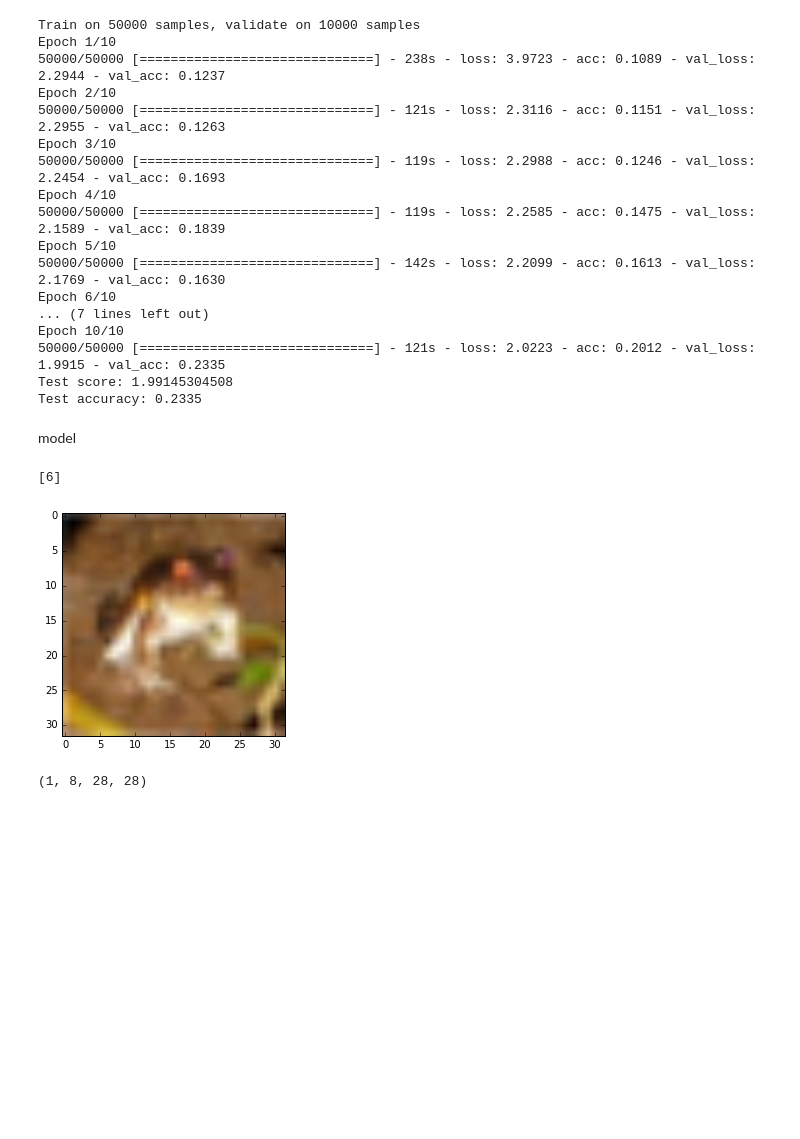
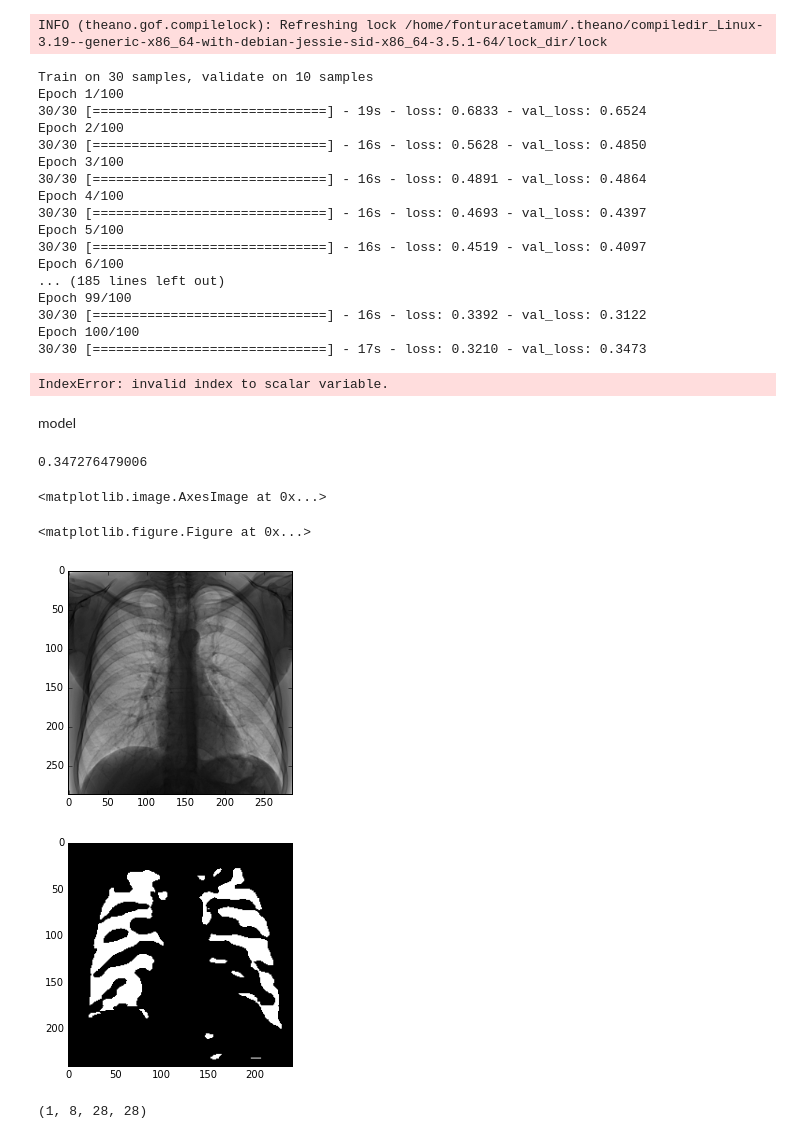
Before and after one commit to artemkondyukov/rib_detection_keras, a Jupyter notebook: keras_rib_detection.ipynb, the cells around one changed output. Saved outputs shown, nothing was run; the diff lists cells and outputs as text; code cells hidden in the pictures; blank space fills up the shorter version.

```diff
--- a/keras_rib_detection.ipynb
+++ b/keras_rib_detection.ipynb
@@ -14,10 +14,12 @@ import os
 from matplotlib import pyplot as plt
 from scipy.misc.pilutil import imresize
 # %%
-BATCH_SIZE = 1000
+BATCH_SIZE = 5
 CLASSES_NUM = 10
 EPOCH_NUM = 100
-IMAGE_SIZE = 256
+X_IMAGE_SIZE = 286
+# It should be computed according to CNN architecture
+Y_IMAGE_SIZE = 240
 TRAIN_DIR = '../rib_detection/data/train'
 TEST_DIR = '../rib_detection/data/validate'
 # %%
@@ -36,10 +38,13 @@ for directory, x_arr, y_arr in zip([TRAIN_DIR, TEST_DIR], [X_train, X_test], [Y_
                          for f in fnmatch.filter(files, 'ribsMask*.dcm')])
 
     for img, lbl in zip(dcm_images, dcm_labels):
-        x_arr.append(imresize(dicom.read_file(img).pixel_array, [IMAGE_SIZE, IMAGE_SIZE]))
-        y_arr.append(imresize(dicom.read_file(lbl).pixel_array, [IMAGE_SIZE, IMAGE_SIZE]))
+        x_arr.append(imresize(dicom.read_file(img).pixel_array, [X_IMAGE_SIZE, X_IMAGE_SIZE]))
+        y_arr.append(imresize(dicom.read_file(lbl).pixel_array, [Y_IMAGE_SIZE, Y_IMAGE_SIZE]))
 
-    x_arr = np.array(x_arr, dtype=np.float32) / 255
-    y_arr = np.array(y_arr, dtype=np.float32) / 255
+X_train  = np.expand_dims(np.array(X_train, dtype=np.float32), 1) / 255
+Y_train  = np.expand_dims(np.array(Y_train, dtype=np.float32), 1) / 255
+
+X_test  = np.expand_dims(np.array(X_test, dtype=np.float32), 1) / 255
+Y_test  = np.expand_dims(np.array(Y_test, dtype=np.float32), 1) / 255
 # %%
 # %% [output]
@@ -80,7 +113,6 @@ model.add(Activation('softmax'))
 # %%
-model.compile(loss='categorical_crossentropy',
-              optimizer='adadelta',
-              metrics=['accuracy'])
+model = Model(input=main_input, output=convolution_6_1)
+model.compile(optimizer='rmsprop', loss='binary_crossentropy')
 
 hist = model.fit(X_train, Y_train, batch_size=BATCH_SIZE, nb_epoch=EPOCH_NUM,
           verbose=1, validation_data=(X_test, Y_test))
@@ -88,32 +120,43 @@ score = model.evaluate(X_test, Y_test, verbose=0)
 print('Test score:', score[0])
 print('Test accuracy:', score[1])
 # %% [output]
-Train on 50000 samples, validate on 10000 samples
-Epoch 1/10
-50000/50000 [==============================] - 238s - loss: 3.9723 - acc: 0.1089 - val_loss: 2.2944 - val_acc: 0.1237
-Epoch 2/10
-50000/50000 [==============================] - 121s - loss: 2.3116 - acc: 0.1151 - val_loss: 2.2955 - val_acc: 0.1263
-Epoch 3/10
-50000/50000 [==============================] - 119s - loss: 2.2988 - acc: 0.1246 - val_loss: 2.2454 - val_acc: 0.1693
-Epoch 4/10
-50000/50000 [==============================] - 119s - loss: 2.2585 - acc: 0.1475 - val_loss: 2.1589 - val_acc: 0.1839
-Epoch 5/10
-50000/50000 [==============================] - 142s - loss: 2.2099 - acc: 0.1613 - val_loss: 2.1769 - val_acc: 0.1630
-Epoch 6/10
-... (7 lines left out)
-Epoch 10/10
-50000/50000 [==============================] - 121s - loss: 2.0223 - acc: 0.2012 - val_loss: 1.9915 - val_acc: 0.2335
-Test score: 1.99145304508
-Test accuracy: 0.2335
+INFO (theano.gof.compilelock): Refreshing lock /home/fonturacetamum/.theano/compiledir_Linux-3.19--generic-x86_64-with-debian-jessie-sid-x86_64-3.5.1-64/lock_dir/lock
+Train on 30 samples, validate on 10 samples
+Epoch 1/100
+30/30 [==============================] - 19s - loss: 0.6833 - val_loss: 0.6524
+Epoch 2/100
+30/30 [==============================] - 16s - loss: 0.5628 - val_loss: 0.4850
+Epoch 3/100
+30/30 [==============================] - 16s - loss: 0.4891 - val_loss: 0.4864
+Epoch 4/100
+30/30 [==============================] - 16s - loss: 0.4693 - val_loss: 0.4397
+Epoch 5/100
+30/30 [==============================] - 16s - loss: 0.4519 - val_loss: 0.4097
+Epoch 6/100
+... (185 lines left out)
+Epoch 99/100
+30/30 [==============================] - 16s - loss: 0.3392 - val_loss: 0.3122
+Epoch 100/100
+30/30 [==============================] - 17s - loss: 0.3210 - val_loss: 0.3473
+IndexError: invalid index to scalar variable.
 # %% [markdown]
 model
 # %%
 %matplotlib inline
-plt.imshow(X_train[0].transpose([1, 2, 0]))
-print(y_train[0])
+print(score)
+plt.set_cmap('gray')
+plt.figure()
+plt.imshow(X_train[0][0])
+plt.figure()
+plt.imshow(model.predict(np.expand_dims(X_train[1], 0))[0][0] > 0.5)
+# plt.imshow(X_train[0].transpose([1, 2, 0]))
+# print(y_train[0])
 # %% [output]
-[6]
+0.347276479006
+<matplotlib.image.AxesImage at 0x...>
+<matplotlib.figure.Figure at 0x...>
-[figure, old version]
+[figure, new version]
+[figure, added]
 # %%
 from keras import backend as K
 
```
Also changed, not shown: parts of 6 cells of this notebook.
